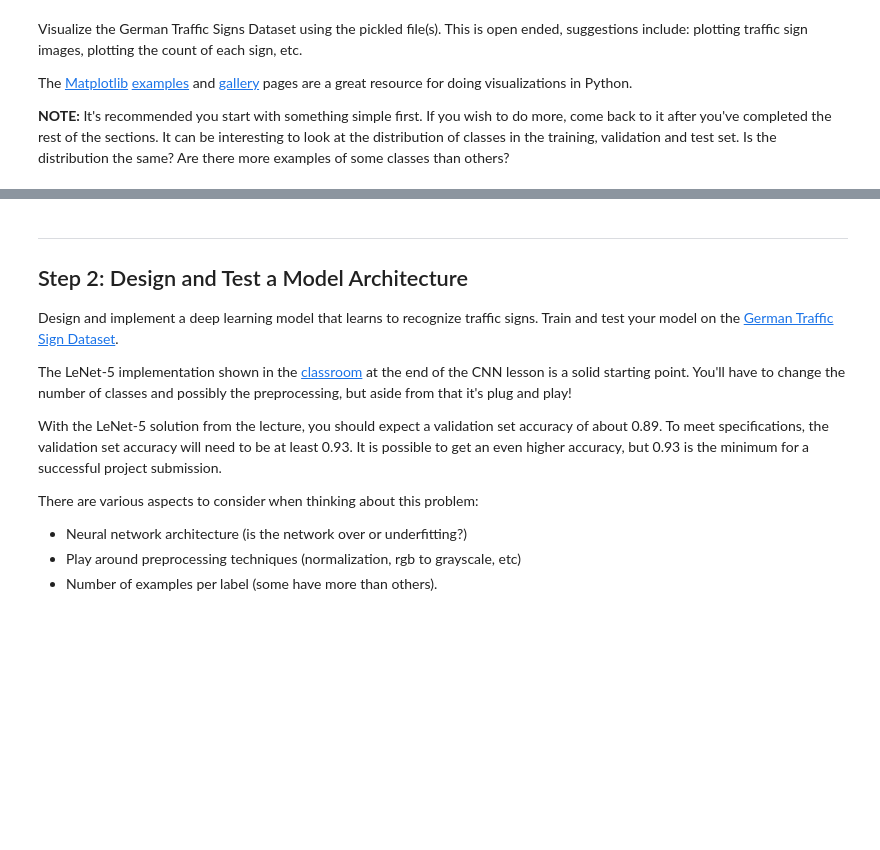
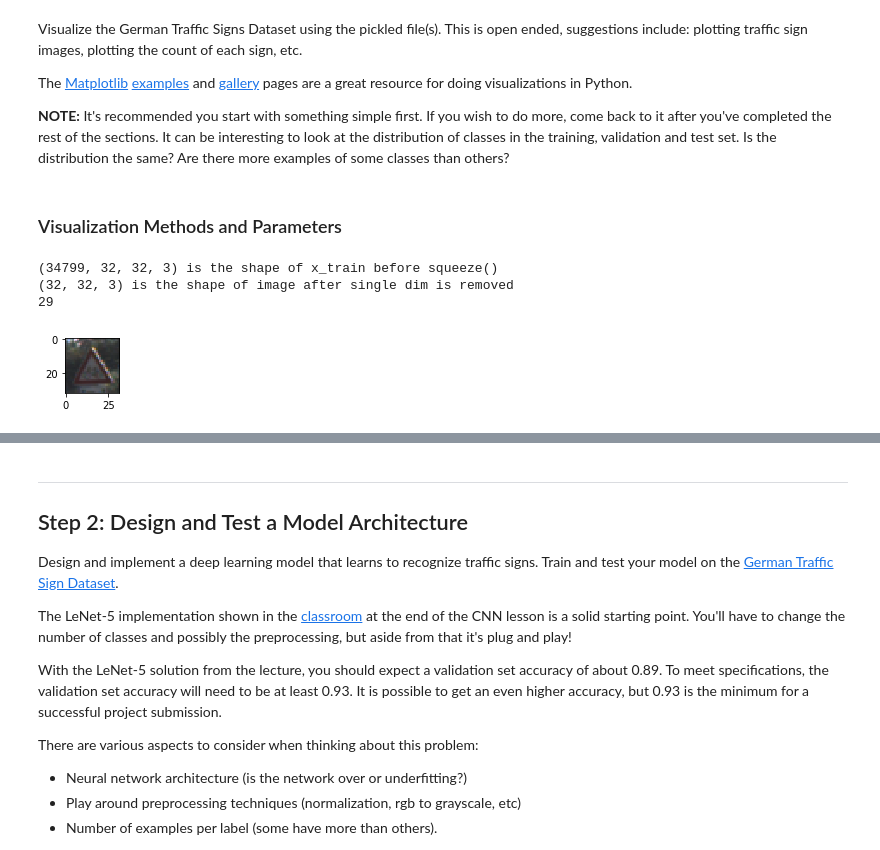
Before and after one commit to udacity/CarND-Traffic-Sign-Classifier-Project, a Jupyter notebook: Traffic_Sign_Classifier.ipynb, the cells around one changed output, grey strips where cells are left out. Drawn from its saved outputs; the diff is of its cells as text; code cells hidden in the pictures; blank space fills up the shorter version.

```diff
--- a/Traffic_Sign_Classifier.ipynb
+++ b/Traffic_Sign_Classifier.ipynb
@@ -91,3 +191,33 @@ The [Matplotlib](http://matplotlib.org/) [examples](http://matplotlib.org/exampl
 import matplotlib.pyplot as plt
 # Visualizations will be shown in the notebook.
 %matplotlib inline
+# %% [markdown]
+### Visualization Methods and Parameters
+# %%
+import random
+import numpy as np
+import matplotlib.pyplot as plt
+%matplotlib inline
+from IPython.core.interactiveshell import InteractiveShell
+InteractiveShell.ast_node_interactivity = "all"
+from pydataset import data
+
+# Standard display sizes
+A4_PORTRAIT = (8.27, 11.69)
+A4_LANDSCAPE = A4_PORTRAIT[::-1]
+
+# View a random sample from the dataset
+index = random.randint(0, len(x_train))
+print('{} is the shape of x_train before squeeze()'.format(x_train.shape))
+image = x_train[index]
+print('{} is the shape of image after single dim is removed'.format(image.shape))
+
+
+plt.figure(figsize=(1,1))
+plt.imshow(image, cmap="gray")
+print(y_train[index])
+# %% [output]
+(34799, 32, 32, 3) is the shape of x_train before squeeze()
+(32, 32, 3) is the shape of image after single dim is removed
+29
+[figure, added]
```
Also changed, not shown: parts of 26 cells of this notebook.
